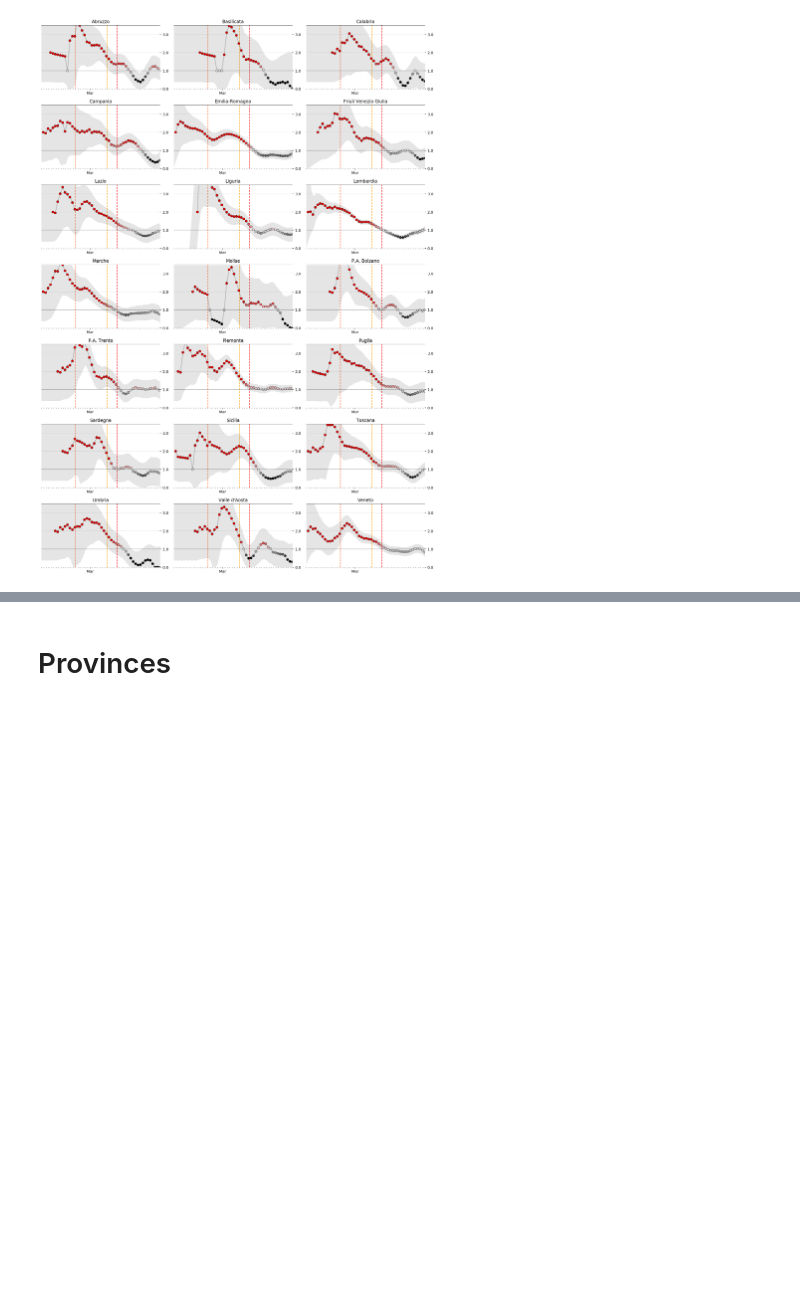
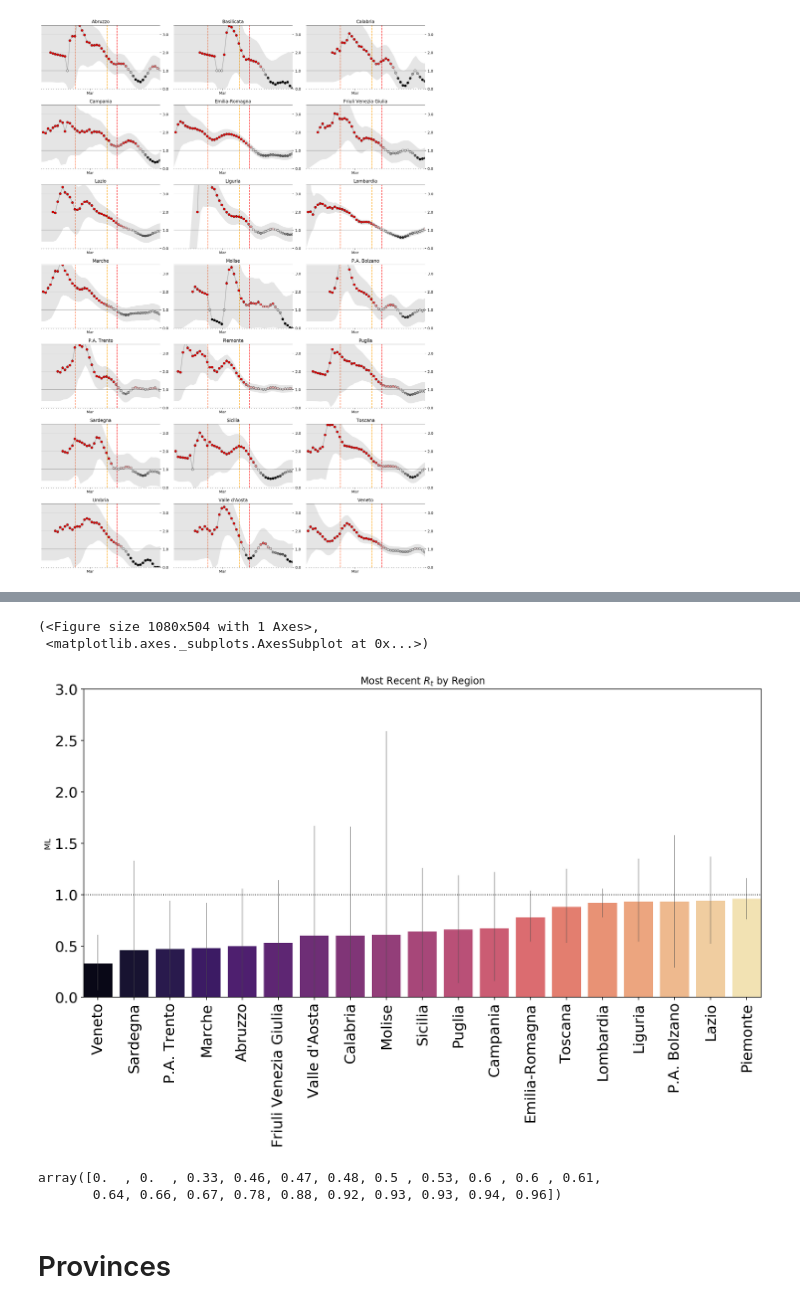
Before and after one commit to giacomoortona/covid-19, a Jupyter notebook: Realtime R - Italian Regions.ipynb, the cells around one changed output, grey strips where cells are left out. Saved outputs shown, nothing was run; the diff lists cells and outputs as text; code cells hidden in the pictures; blank space fills up the shorter version.

```diff
--- a/Realtime R - Italian Regions.ipynb
+++ b/Realtime R - Italian Regions.ipynb
@@ -428,3 +440,70 @@ plt.savefig('./Rt_Italian_regions.png')
+# %%
+filtered = overall.index.get_level_values(0).isin(FILTERED_REGIONS)
+mr = overall.loc[~filtered].groupby(level=0)[['ML', 'High', 'Low']].last()
+
+mr=mr[mr['ML']>0]
+
+def plot_standings(mr, figsize=None, title='Most Recent $R_t$ by Region'):
+    #if not figsize:
+    #    figsize = ((15.9/50)*len(mr)+.1,2.5)
+
+    fig, ax = plt.subplots(figsize=(15,7))
+
+    ax.set_title(title)
+    err = mr[['Low', 'High']].sub(mr['ML'], axis=0).abs()
+    bars = sns.barplot(mr.index,
+                  mr['ML'],
+                  #width=.825,
+                  #color=mr.ML.values,
+                  ecolor=ERROR_BAR_COLOR,
+                  palette='magma',
+
+                  capsize=2,
+                  error_kw={'alpha':.5, 'lw':1},
+                  yerr=err.values.T)
+
+    #for bar, state_name in zip(bars, mr.index):
+    #    if state_name in no_lockdown:
+    #        bar.set_color(NONE_COLOR)
+    #    if state_name in partial_lockdown:
+    #        bar.set_color(PARTIAL_COLOR)
+
+    labels = mr.index.to_series()
+    ax.set_xticklabels(labels, rotation=90, fontsize=11)
+    ax.margins(0)
+    ax.set_ylim(0,3)
+    plt.yticks(fontsize=18)
+    ax.axhline(1.0, linestyle=':', color='k', lw=1)
+    ax.set_xticklabels(labels, fontsize=18)
+
+
+    #leg = ax.legend(handles=[
+    #                    Patch(label='Full', color=FULL_COLOR),
+    #                    Patch(label='Partial', color=PARTIAL_COLOR),
+    #                    Patch(label='None', color=NONE_COLOR)
+    #                ],
+    #                title='Lockdown',
+    #                ncol=3,
+    #                loc='upper left',
+    #                columnspacing=.75,
+    #                handletextpad=.5,
+    #                handlelength=1)
+
+    #leg._legend_box.align = "left"
+    #fig.set_facecolor('w')
+    return fig, ax
+
+mr.sort_values('ML', inplace=True)
+plot_standings(mr)
+# %% [output]
+(<Figure size 1080x504 with 1 Axes>,
+ <matplotlib.axes._subplots.AxesSubplot at 0x...>)
+[figure, added]
+# %%
+mr.ML.values
+# %% [output]
+array([0.  , 0.  , 0.33, 0.46, 0.47, 0.48, 0.5 , 0.53, 0.6 , 0.6 , 0.61,
+       0.64, 0.66, 0.67, 0.78, 0.88, 0.92, 0.93, 0.93, 0.94, 0.96])
 # %% [markdown]
 # Provinces
 # %%
```
Also changed, not shown: parts of 29 cells of this notebook, 4 other files.
